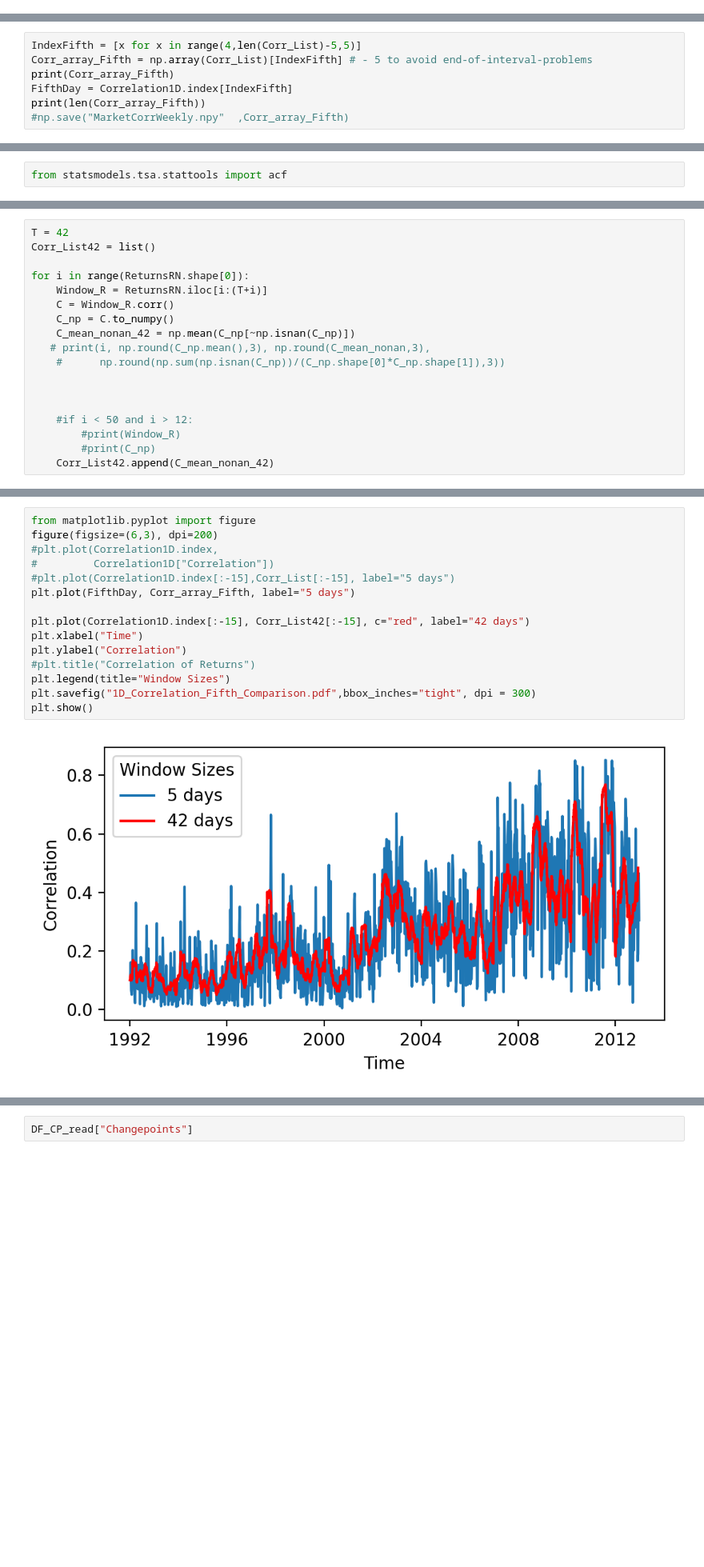
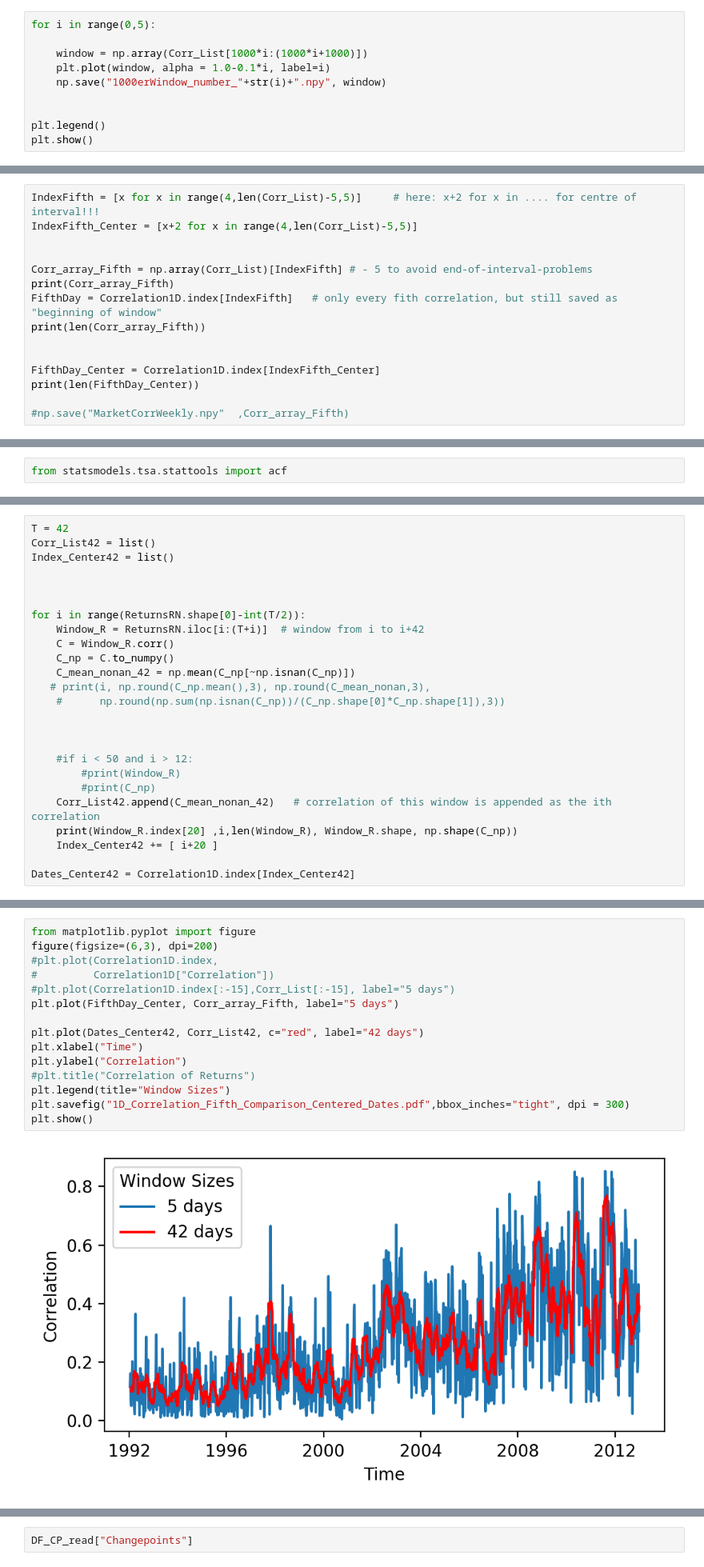
Before and after one commit to TobiasW1891/GLE-Market-Correlation, a Jupyter notebook: 1D Time Series.ipynb, the cells around one changed output, grey strips where cells are left out. Shown at 80% size. Saved outputs shown, nothing was run; the diff lists cells and outputs as text; blank space fills up the shorter version.

```diff
--- a/1D Time Series.ipynb
+++ b/1D Time Series.ipynb
@@ -85,0 +148,10 @@ Correlation1D = pd.DataFrame(data={"Correlation": Corr_List},
+# %%
+for i in range(0,5):
+
+    window = np.array(Corr_List[1000*i:(1000*i+1000)])
+    plt.plot(window, alpha = 1.0-0.1*i, label=i)
+    np.save("1000erWindow_number_"+str(i)+".npy", window)
+
+
+plt.legend()
+plt.show()
@@ -86,9 +160,17 @@ Correlation1D = pd.DataFrame(data={"Correlation": Corr_List},
 # %%
-IndexFifth = [x for x in range(4,len(Corr_List)-5,5)]
+IndexFifth = [x for x in range(4,len(Corr_List)-5,5)]     # here: x+2 for x in .... for centre of interval!!!
+IndexFifth_Center = [x+2 for x in range(4,len(Corr_List)-5,5)]
+
+
 Corr_array_Fifth = np.array(Corr_List)[IndexFifth] # - 5 to avoid end-of-interval-problems
 print(Corr_array_Fifth)
-FifthDay = Correlation1D.index[IndexFifth]
+FifthDay = Correlation1D.index[IndexFifth]   # only every fith correlation, but still saved as "beginning of window"
 print(len(Corr_array_Fifth))
+
+
+FifthDay_Center = Correlation1D.index[IndexFifth_Center]
+print(len(FifthDay_Center))
+
 #np.save("MarketCorrWeekly.npy"  ,Corr_array_Fifth)
 # %% [output]
 [0.11584862 0.16145639 0.06570435 ... 0.19025801 0.46583138 0.30569798]
@@ -116,9 +218,12 @@ plt.plot(acf(Corr_array_Fifth, nlags = 100))
 # %%
 T = 42
 Corr_List42 = list()
+Index_Center42 = list()
 
-for i in range(ReturnsRN.shape[0]):
-    Window_R = ReturnsRN.iloc[i:(T+i)]
+
+
+for i in range(ReturnsRN.shape[0]-int(T/2)):
+    Window_R = ReturnsRN.iloc[i:(T+i)]  # window from i to i+42
     C = Window_R.corr()
     C_np = C.to_numpy()
     C_mean_nonan_42 = np.mean(C_np[~np.isnan(C_np)])
@@ -130,4 +235,8 @@ for i in range(ReturnsRN.shape[0]):
     #if i < 50 and i > 12:
         #print(Window_R)
         #print(C_np)
-    Corr_List42.append(C_mean_nonan_42)
+    Corr_List42.append(C_mean_nonan_42)   # correlation of this window is appended as the ith correlation
+    print(Window_R.index[20] ,i,len(Window_R), Window_R.shape, np.shape(C_np))
+    Index_Center42 += [ i+20 ]
+
+Dates_Center42 = Correlation1D.index[Index_Center42]
@@ -138,17 +284,17 @@ len(Corr_List42)
 # %%
 from matplotlib.pyplot import figure
 figure(figsize=(6,3), dpi=200)
 #plt.plot(Correlation1D.index,
 #         Correlation1D["Correlation"])
 #plt.plot(Correlation1D.index[:-15],Corr_List[:-15], label="5 days")
-plt.plot(FifthDay, Corr_array_Fifth, label="5 days")
+plt.plot(FifthDay_Center, Corr_array_Fifth, label="5 days")
 
-plt.plot(Correlation1D.index[:-15], Corr_List42[:-15], c="red", label="42 days")
+plt.plot(Dates_Center42, Corr_List42, c="red", label="42 days")
 plt.xlabel("Time")
 plt.ylabel("Correlation")
 #plt.title("Correlation of Returns")
 plt.legend(title="Window Sizes")
-plt.savefig("1D_Correlation_Fifth_Comparison.pdf",bbox_inches="tight", dpi = 300)
+plt.savefig("1D_Correlation_Fifth_Comparison_Centered_Dates.pdf",bbox_inches="tight", dpi = 300)
 plt.show()
 # %% [output]
-[figure, old version]
+[figure, new version]
```
Also changed, not shown: parts of 34 cells of this notebook, 2 other files.
